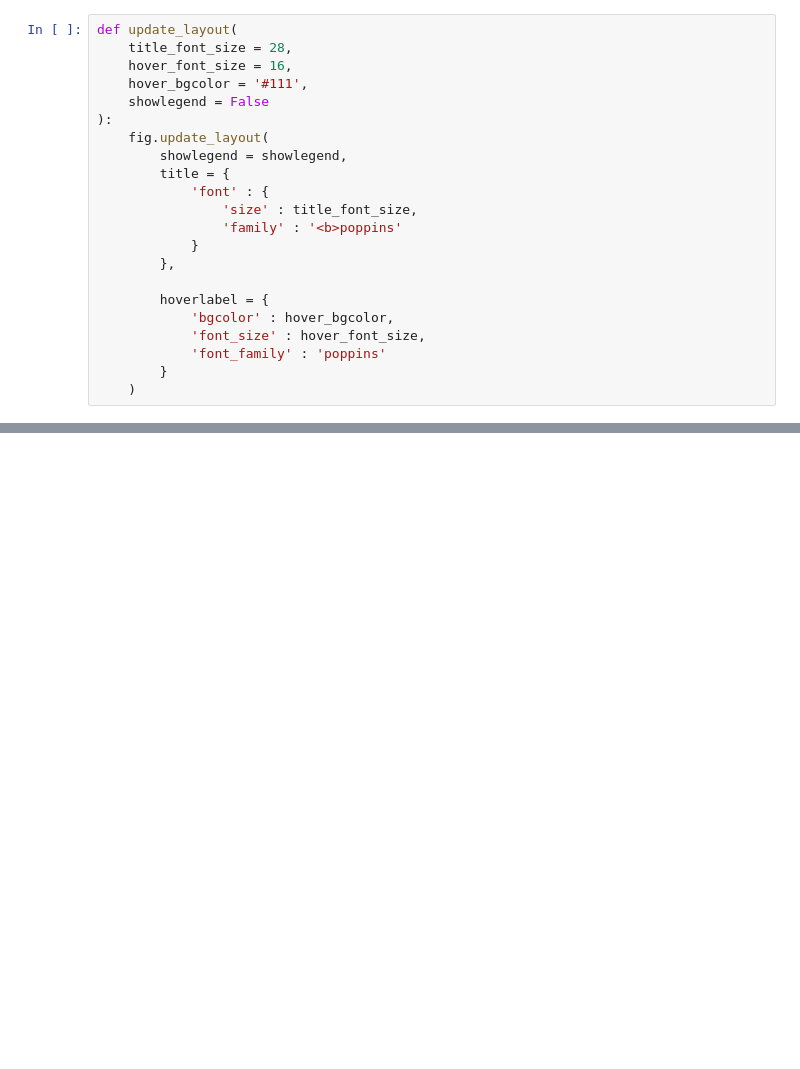
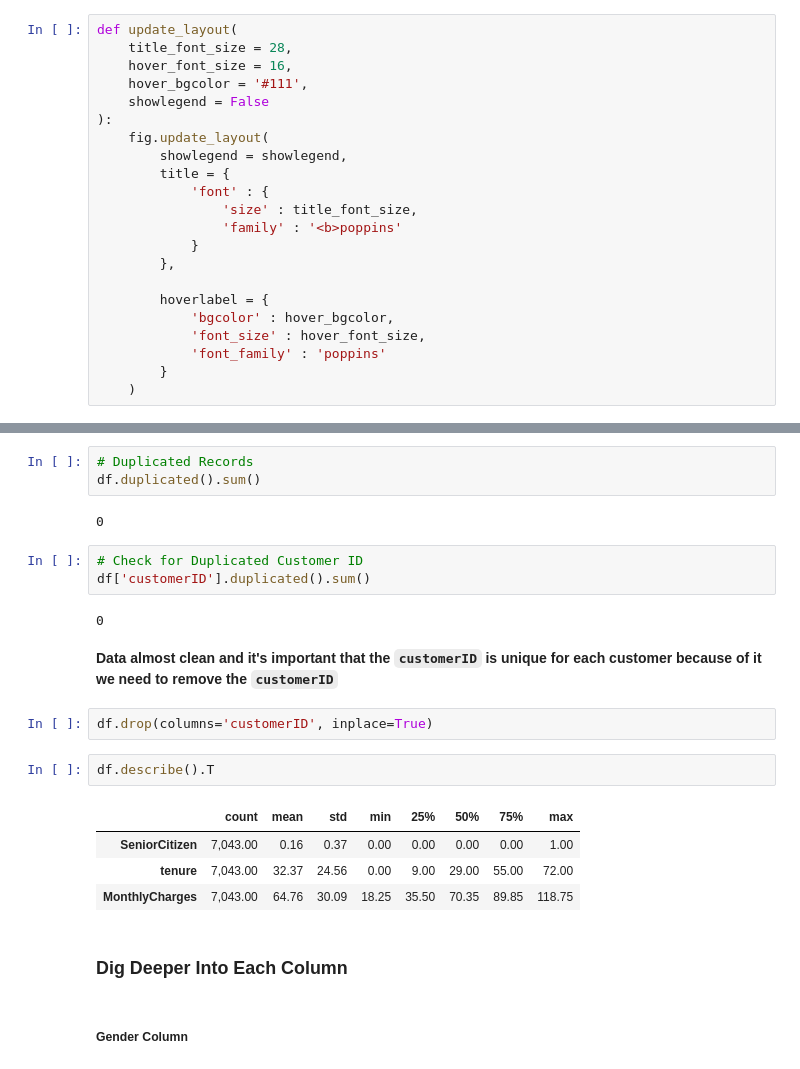
Before and after one commit to arduinto/TelcoChurnForecasting, a Jupyter notebook: TelcoChurn.ipynb, the cells around one changed output, grey strips where cells are left out. Drawn from its saved outputs; the diff is of its cells as text; blank space fills up the shorter version.

```diff
--- a/TelcoChurn.ipynb
+++ b/TelcoChurn.ipynb
@@ -67,0 +159,25 @@ SyntaxError: expected ':' (4091340544.py, line 3)
+# %%
+# Duplicated Records
+df.duplicated().sum()
+# %% [output]
+0
+# %%
+# Check for Duplicated Customer ID
+df['customerID'].duplicated().sum()
+# %% [output]
+0
+# %% [markdown]
+__Data almost clean and it's important that the `customerID` is unique for each customer because of it we need to remove the `customerID`__
+# %%
+df.drop(columns='customerID', inplace=True)
+# %%
+df.describe().T
+# %% [output]
+|  | count | mean | std | min | 25% | 50% | 75% | max |
+| SeniorCitizen | 7,043.00 | 0.16 | 0.37 | 0.00 | 0.00 | 0.00 | 0.00 | 1.00 |
+| tenure | 7,043.00 | 32.37 | 24.56 | 0.00 | 9.00 | 29.00 | 55.00 | 72.00 |
+| MonthlyCharges | 7,043.00 | 64.76 | 30.09 | 18.25 | 35.50 | 70.35 | 89.85 | 118.75 |
+# %% [markdown]
+### __Dig Deeper Into Each Column__
+# %% [markdown]
+##### __Gender Column__
```
Also changed, not shown: parts of 18 cells of this notebook.
